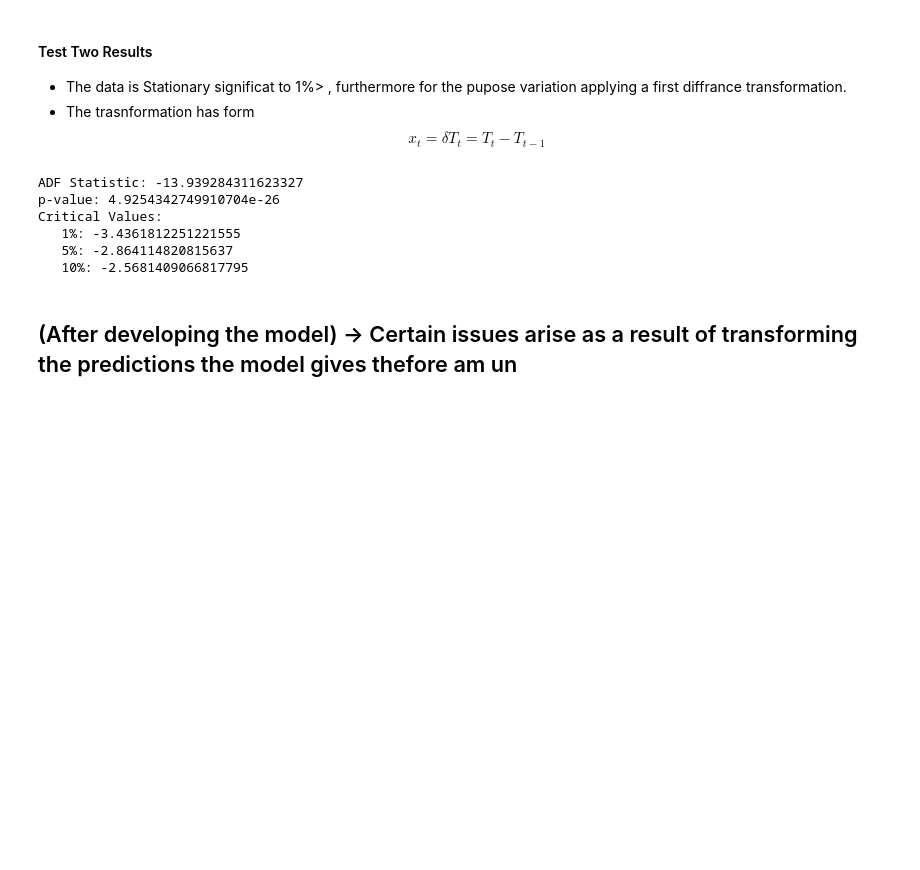
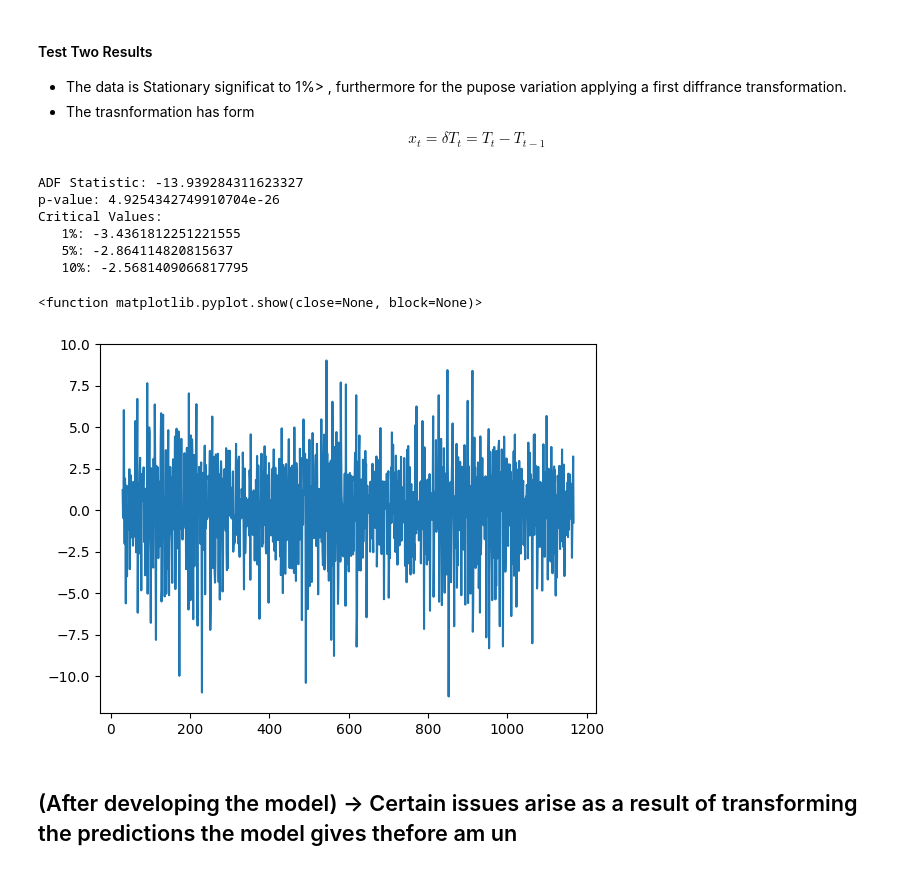
Before and after one commit to sanula05/HMM-For-Seattel-Weather-Forcasting, a Jupyter notebook: HMM.ipynb, the cells around one changed output. Drawn from its saved outputs; the diff is of its cells as text; code cells hidden in the pictures; blank space fills up the shorter version.

```diff
--- a/HMM.ipynb
+++ b/HMM.ipynb
@@ -84,22 +88,26 @@ Critical Values:
 # %%
 TempTransformed2 = (TempTransformed).diff()
 TempTransformed2 = TempTransformed2.dropna()
 # Retesing for  Stationarity
 
 result3 = adfuller(TempTransformed2)
 
 print("ADF Statistic:", result3[0])
 print("p-value:", result3[1])
 print("Critical Values:")
 for key, value in result3[4].items():
     print(f"   {key}: {value}")
+plt.plot(TempTransformed2)
+plt.show
 # %% [output]
 ADF Statistic: -13.939284311623327
 p-value: 4.9254342749910704e-26
 Critical Values:
    1%: -3.4361812251221555
    5%: -2.864114820815637
    10%: -2.5681409066817795
+<function matplotlib.pyplot.show(close=None, block=None)>
+[figure, added]
 # %% [markdown]
 ## (After developing the model) -> Certain issues arise as a result of transforming the predictions the model gives thefore am un
 # %% [markdown]
```
Also changed, not shown: parts of 3 cells of this notebook.
